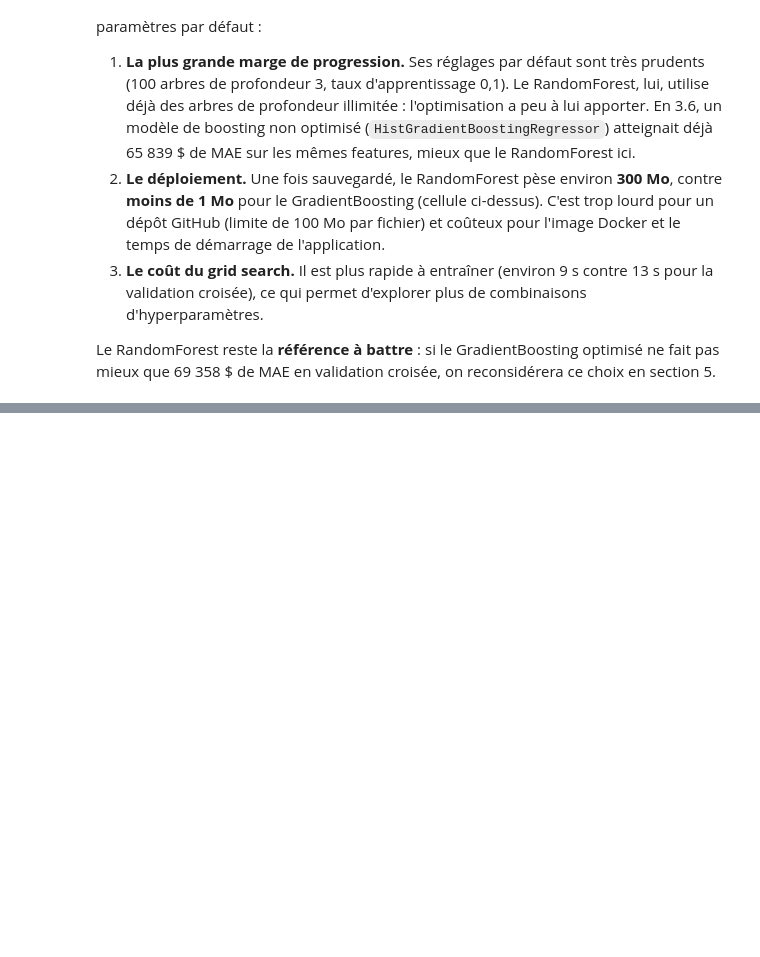
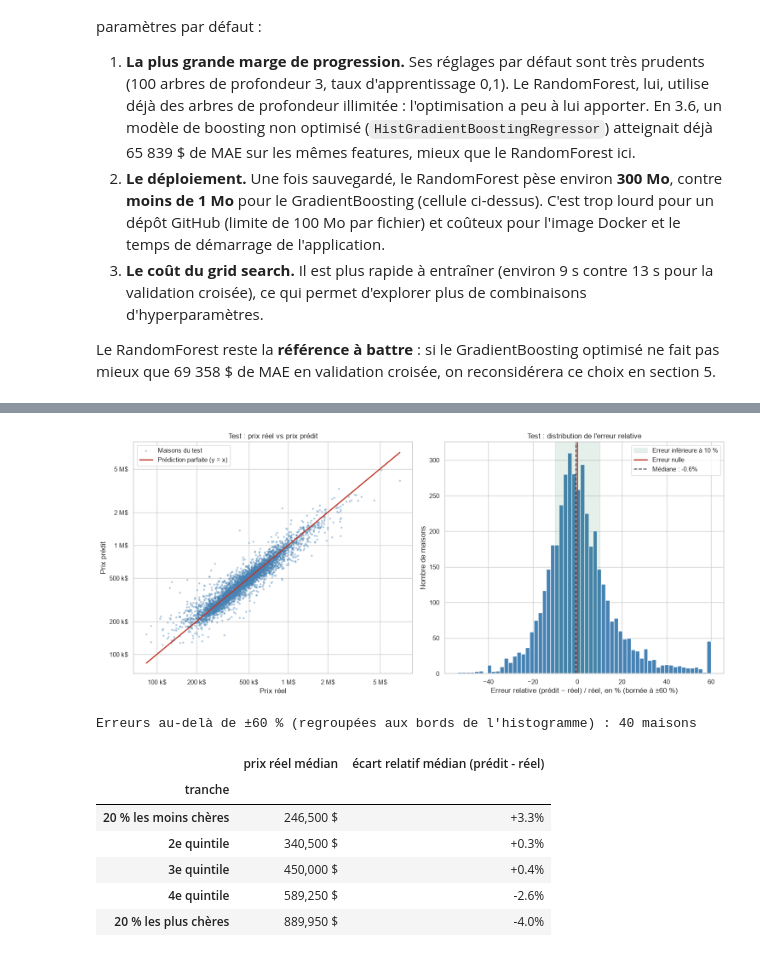
Before and after one commit to dina-yahiaoui/apartment-hunter, a Jupyter notebook: notebooks/01_modelisation.ipynb, the cells around one changed output, grey strips where cells are left out. Drawn from its saved outputs; the diff is of its cells as text; code cells hidden in the pictures; blank space fills up the shorter version.

```diff
--- a/notebooks/01_modelisation.ipynb
+++ b/notebooks/01_modelisation.ipynb
@@ -1196,0 +1390,7 @@ Le RandomForest reste la **référence à battre** : si le GradientBoosting opti
+# %%
+modele_final = clone(pipeline_optimise)
+
+debut = time.perf_counter()
+modele_final.fit(X_train_final, y_train)
+print(f"Modèle final entraîné sur {len(X_train_final)} maisons en {time.perf_counter() - debut:.1f} s")
+print(f"Hyperparamètres : { {k.replace('modele__', ''): v for k, v in MEILLEURS_PARAMS.items()} }")
@@ -1196,0 +1458,55 @@ Le RandomForest reste la **référence à battre** : si le GradientBoosting opti
+# %%
+erreur_signee_test = (prix_predit_test - prix_reel_test) / prix_reel_test
+
+fig, axes = plt.subplots(1, 2, figsize=(15, 6.5))
+
+# 1. Réel vs prédit
+ax = axes[0]
+ax.scatter(prix_reel_test, prix_predit_test, s=6, alpha=0.3, color="steelblue", label="Maisons du test")
+bornes = [min(prix_reel_test.min(), prix_predit_test.min()), max(prix_reel_test.max(), prix_predit_test.max())]
+ax.plot(bornes, bornes, color="#c0392b", linewidth=2, label="Prédiction parfaite (y = x)")
+ax.set_xscale("log")
+ax.set_yscale("log")
+graduations = [1e5, 2e5, 5e5, 1e6, 2e6, 5e6]
+etiquettes = ["100 k$", "200 k$", "500 k$", "1 M$", "2 M$", "5 M$"]
+ax.set_xticks(graduations, etiquettes)
+ax.set_yticks(graduations, etiquettes)
+ax.minorticks_off()
+ax.set_xlabel("Prix réel")
+ax.set_ylabel("Prix prédit")
+ax.set_title("Test : prix réel vs prix prédit", fontsize=12)
+ax.legend(loc="upper left")
+
+# 2. Distribution de l'erreur relative
+ax = axes[1]
+ax.hist(np.clip(erreur_signee_test * 100, -60, 60), bins=60, color="steelblue", edgecolor="white")
+ax.axvspan(-10, 10, color="seagreen", alpha=0.12, label="Erreur inférieure à 10 %")
+ax.axvline(0, color="#c0392b", linewidth=2, label="Erreur nulle")
+ax.axvline(np.median(erreur_signee_test) * 100, color="#2c3e50", linestyle="--", linewidth=1.5,
+           label=f"Médiane : {np.median(erreur_signee_test):+.1%}")
+ax.set_xlabel("Erreur relative (prédit − réel) / réel, en % (bornée à ±60 %)")
+ax.set_ylabel("Nombre de maisons")
+ax.set_title("Test : distribution de l'erreur relative", fontsize=12)
+ax.legend(loc="upper right")
+
+plt.tight_layout()
+plt.show()
+
+print(f"Erreurs au-delà de ±60 % (regroupées aux bords de l'histogramme) : {(np.abs(erreur_signee_test) > 0.6).sum()} maisons")
+tranches_test = pd.qcut(prix_reel_test, q=5, labels=["20 % les moins chères", "2e quintile", "3e quintile", "4e quintile", "20 % les plus chères"])
+biais_test = (
+    pd.DataFrame({"prix réel médian": prix_reel_test, "écart relatif médian (prédit - réel)": erreur_signee_test, "tranche": tranches_test})
+    .groupby("tranche", observed=True)
+    .median()
+)
+display(biais_test.style.format({"prix réel médian": "{:,.0f} $", "écart relatif médian (prédit - réel)": "{:+.1%}"}))
+# %% [output]
+[figure, added]
+Erreurs au-delà de ±60 % (regroupées aux bords de l'histogramme) : 40 maisons
+|  | prix réel médian | écart relatif médian (prédit - réel) |
+| tranche |  |  |
+| 20 % les moins chères | 246,500 $ | +3.3% |
+| 2e quintile | 340,500 $ | +0.3% |
+| 3e quintile | 450,000 $ | +0.4% |
+| 4e quintile | 589,250 $ | -2.6% |
+| 20 % les plus chères | 889,950 $ | -4.0% |
```
Also changed, not shown: parts of 34 cells of this notebook, 2 other files.
